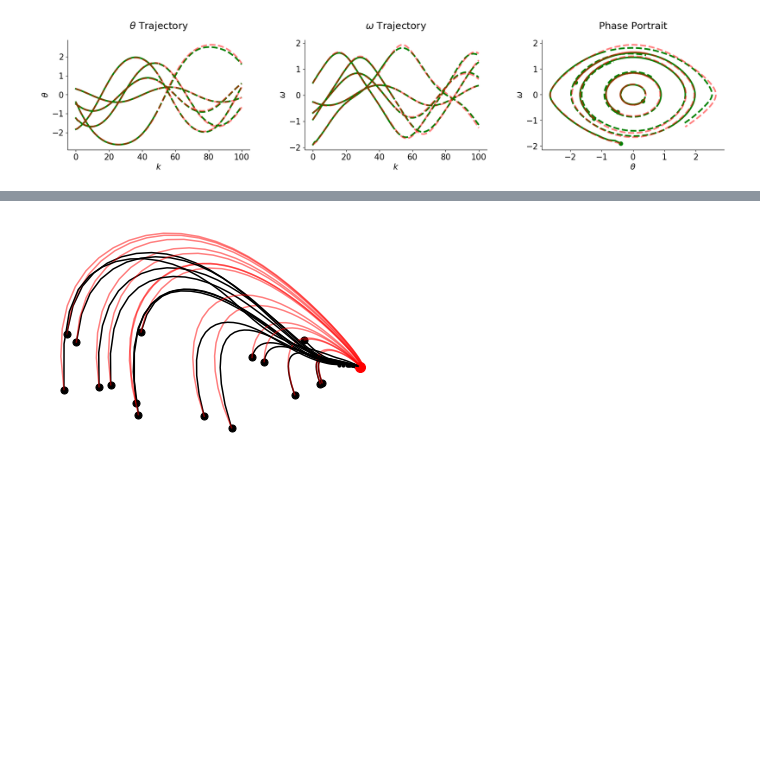
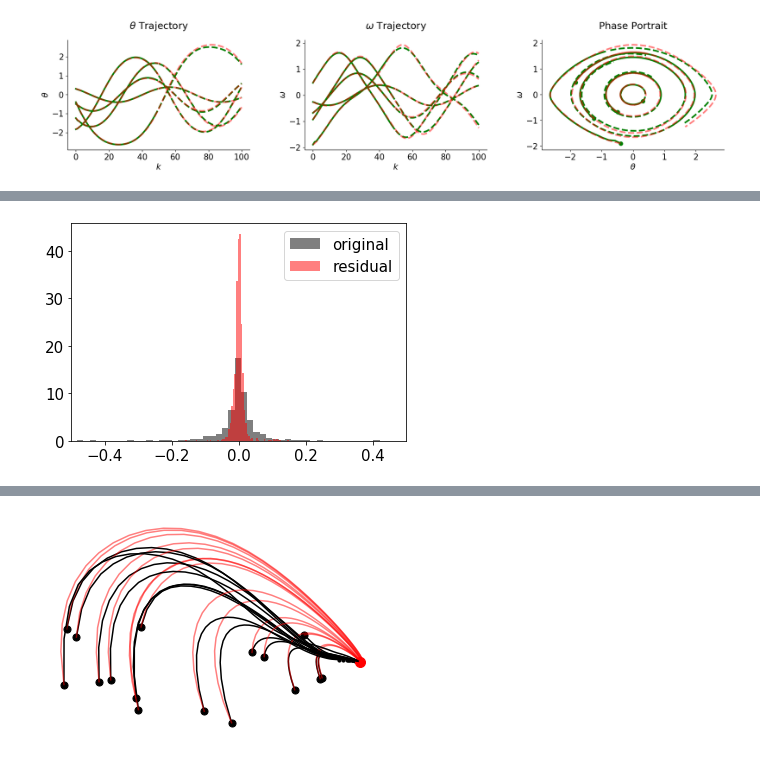
Before and after one commit to xl402/deep-koopman, a Jupyter notebook: control/prototyping.ipynb, the cells around one changed output, grey strips where cells are left out. Saved outputs shown, nothing was run; the diff lists cells and outputs as text; code cells hidden in the pictures; blank space fills up the shorter version.

```diff
--- a/control/prototyping.ipynb
+++ b/control/prototyping.ipynb
@@ -29,0 +69,11 @@ _ = plot_trajectories(models[1], 50, x_true)
+# %%
+
+
+plt.hist(pavg1.reshape(52*52), bins=200, density=True, color='k', alpha=0.5, label='original')
+#plt.hist(pavg2.reshape(52*52), bins=200, density=True, color='c', alpha=0.5)
+plt.hist((pavg1 - pavg2).reshape(52*52), bins=200, density=True, color='r', alpha=0.5, label='residual')
+plt.xlim(-0.5, 0.5)
+plt.legend()
+plt.show()
+# %% [output]
+[figure, added]
```
Also changed, not shown: parts of 11 cells of this notebook, 18 other files.
